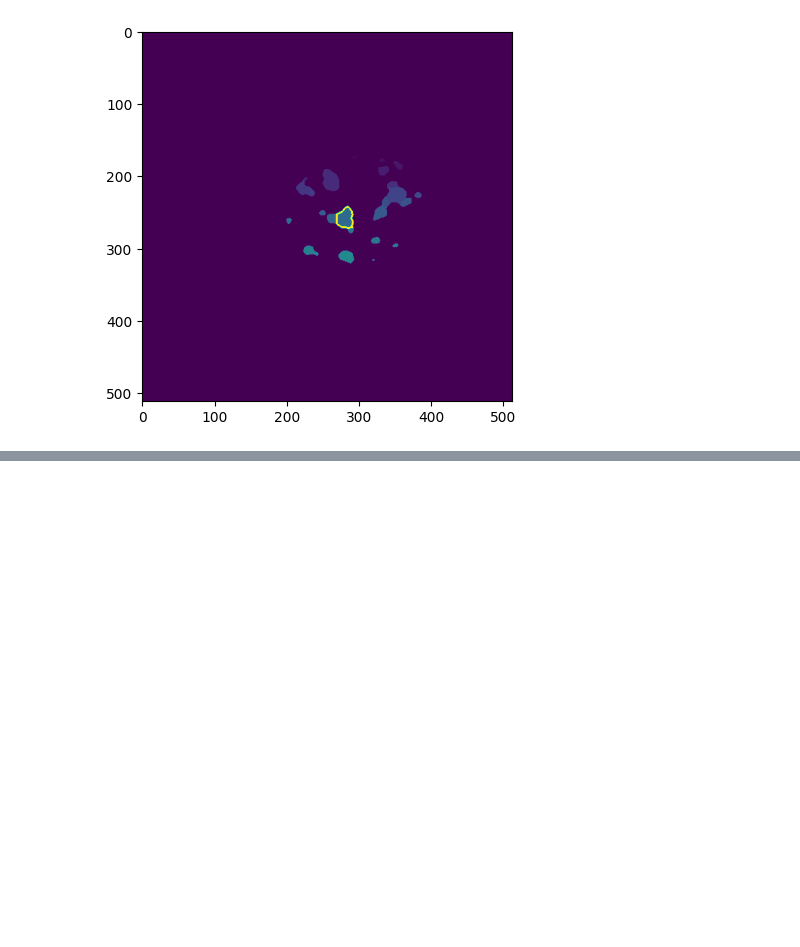
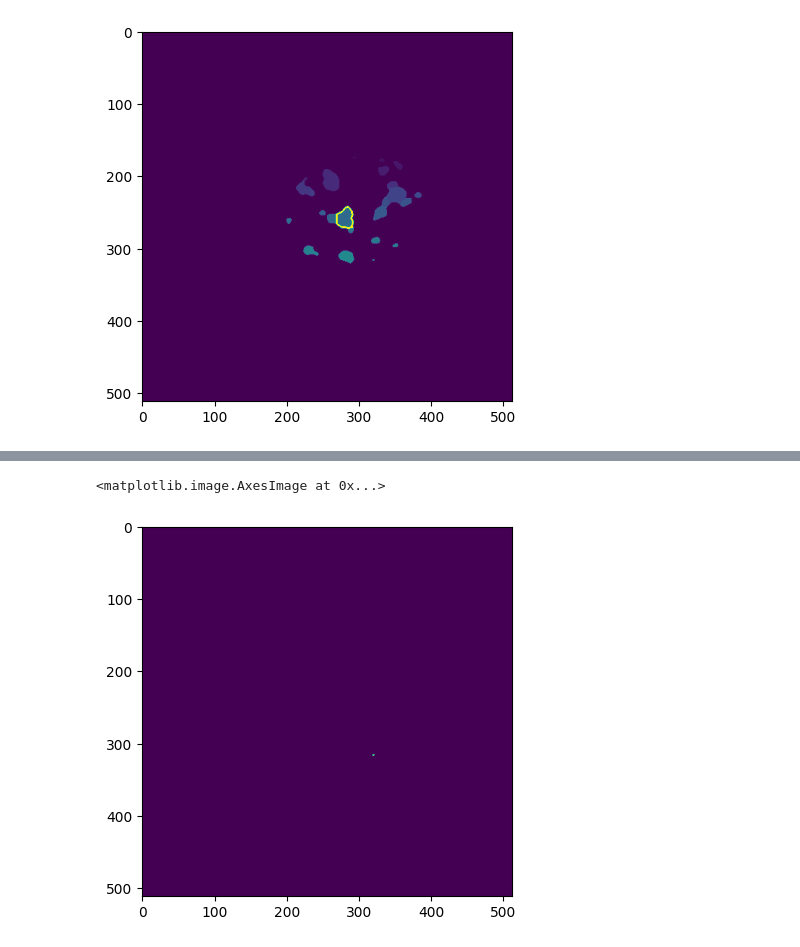
Before and after one commit to KurtisWinkler/aquaponcs, a Jupyter notebook: sk_segmentation.ipynb, the cells around one changed output, grey strips where cells are left out. Cells and saved outputs as stored; diff of their text form; code cells hidden in the pictures; blank space fills up the shorter version.

```diff
--- a/sk_segmentation.ipynb
+++ b/sk_segmentation.ipynb
@@ -95,0 +109,7 @@ plt.imshow(im_labels)
+# %%
+back = np.zeros(labels.shape)
+cv.fillPoly(back, pts=[contours[24]], color=(255,255,255))
+plt.imshow(back)
+# %% [output]
+<matplotlib.image.AxesImage at 0x...>
+[figure, added]
```
Also changed, not shown: parts of 2 cells of this notebook.
